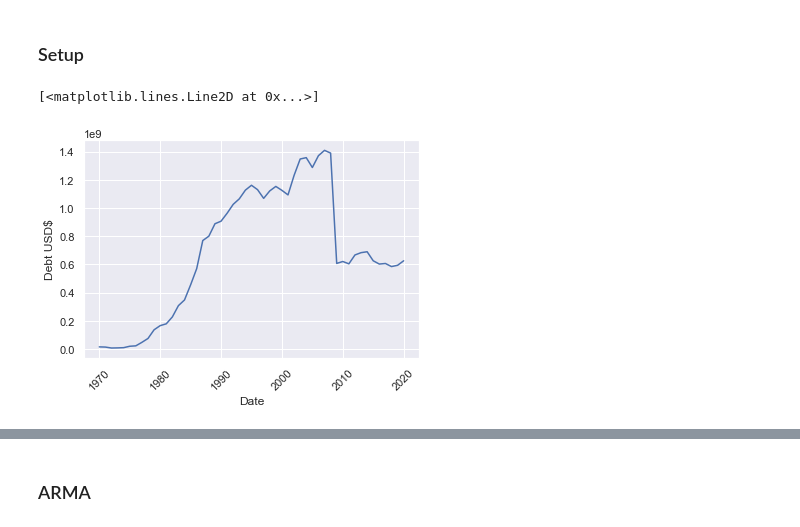
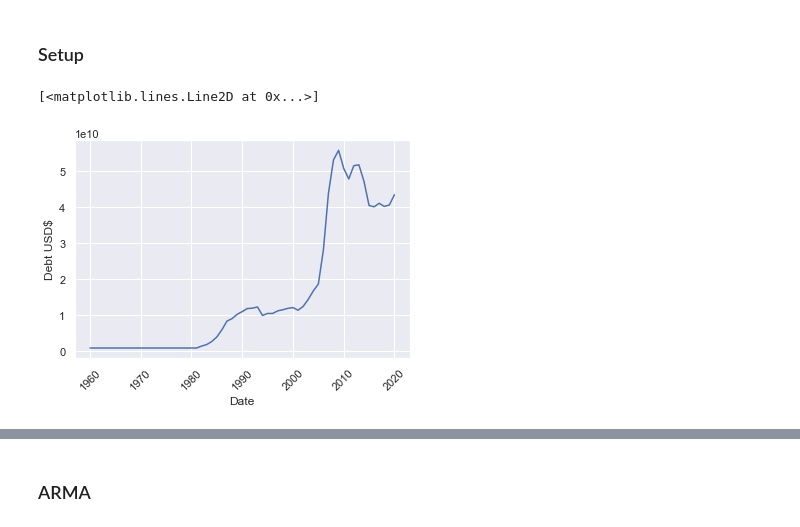
Before and after one commit to a7u7a/blokis-intl-debt, a Jupyter notebook: debt_forecast.ipynb, the cells around one changed output, grey strips where cells are left out. Cells and saved outputs as stored; diff of their text form; code cells hidden in the pictures.

```diff
--- a/debt_forecast.ipynb
+++ b/debt_forecast.ipynb
@@ -21,11 +25,15 @@ pd.set_option("display.max_rows", None, "display.max_columns", None)
 # %%
-# load data
-df = pd.read_csv("debt_data.csv",index_col="date", infer_datetime_format=True, parse_dates=True)
-
 # resample to enforce index frequency
 # needed for later steps
 # reference to frequency strings: https://pandas.pydata.org/pandas-docs/stable/user_guide/timeseries.html#dateoffset-objects
-
 df = df.resample("AS").mean()
-df.sort_index(ascending=False)
+# fill NaNs with bfills
+df = df.fillna(method="bfill")
+# drop cols that only contain NaNs
+df = df.dropna(how='all', axis=1)
+# drop rows that only contain NaNs
+df = df.dropna(how='all', axis=0)
+# convert column types from np.float64 to np.int64
+df = df.astype(np.int64)
+df.head()
 # %% [output]
@@ -51,14 +48,16 @@ df.sort_index(ascending=False)
 ### Setup
 # %%
 sns.set()
+# %%
+country_name = "Bulgaria"
 # %%
 # test plot
 plt.ylabel('Debt USD$')
 plt.xlabel('Date')
 plt.xticks(rotation=45)
-plt.plot(df.index, df["Burundi"])
+plt.plot(df.index, df[country_name])
 # %% [output]
 [<matplotlib.lines.Line2D at 0x...>]
-[figure, old version]
+[figure, new version]
 # %%
 # train/test split
```
Also changed, not shown: parts of 19 cells of this notebook.
